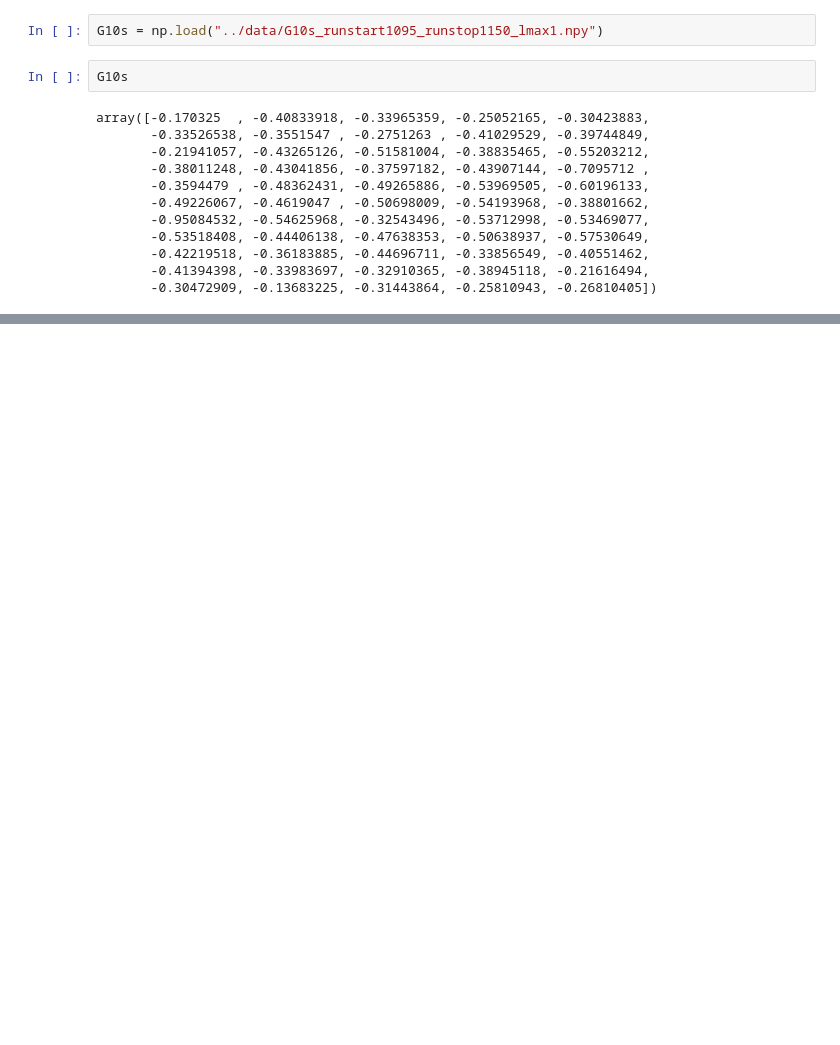
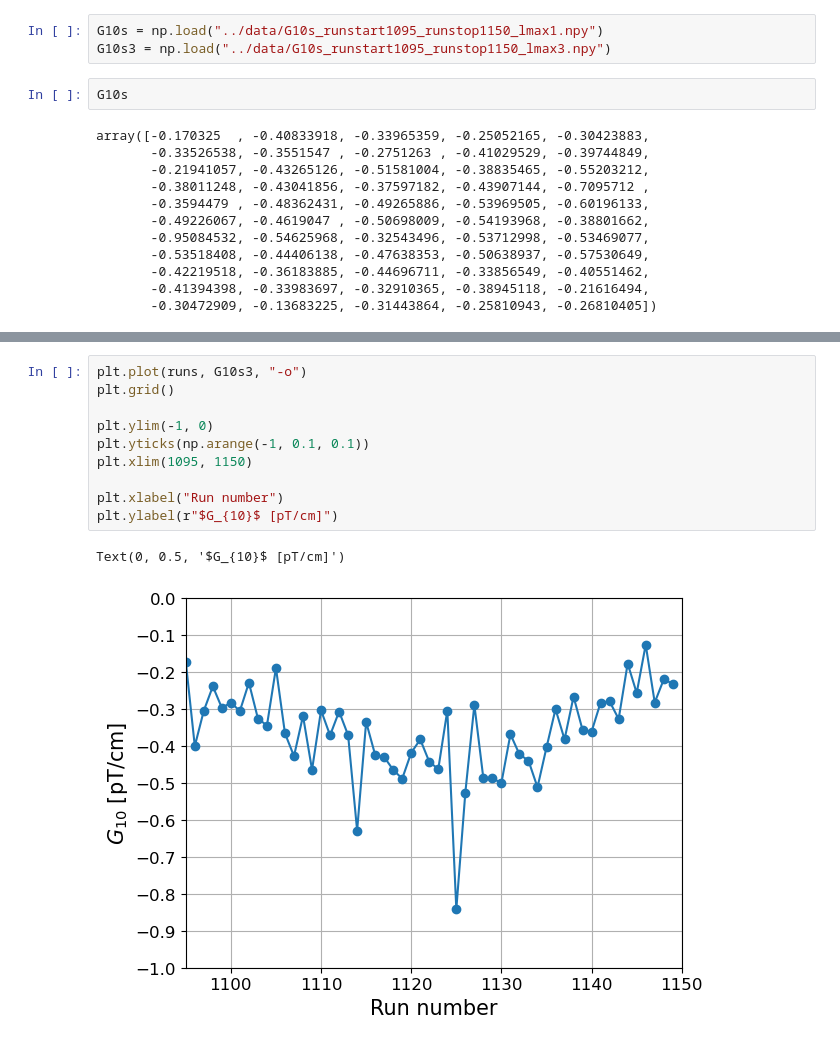
Before and after one commit to bouillaud/n2edm_mapping, a Jupyter notebook: scripts/plotting-G10.ipynb, the cells around one changed output, grey strips where cells are left out. Saved outputs shown, nothing was run; the diff lists cells and outputs as text; blank space fills up the shorter version.

```diff
--- a/scripts/plotting-G10.ipynb
+++ b/scripts/plotting-G10.ipynb
@@ -4,5 +10,6 @@ import matplotlib.pyplot as plt
 # %%
 G10s = np.load("../data/G10s_runstart1095_runstop1150_lmax1.npy")
+G10s3 = np.load("../data/G10s_runstart1095_runstop1150_lmax3.npy")
 # %%
 G10s
 # %% [output]
@@ -34,0 +42,13 @@ Text(0, 0.5, '$G_{10}$ [pT/cm]')
+# %%
+plt.plot(runs, G10s3, "-o")
+plt.grid()
+
+plt.ylim(-1, 0)
+plt.yticks(np.arange(-1, 0.1, 0.1))
+plt.xlim(1095, 1150)
+
+plt.xlabel("Run number")
+plt.ylabel(r"$G_{10}$ [pT/cm]")
+# %% [output]
+Text(0, 0.5, '$G_{10}$ [pT/cm]')
+[figure, added]
```
Also changed, not shown: parts of 2 cells of this notebook, 2 other files.
